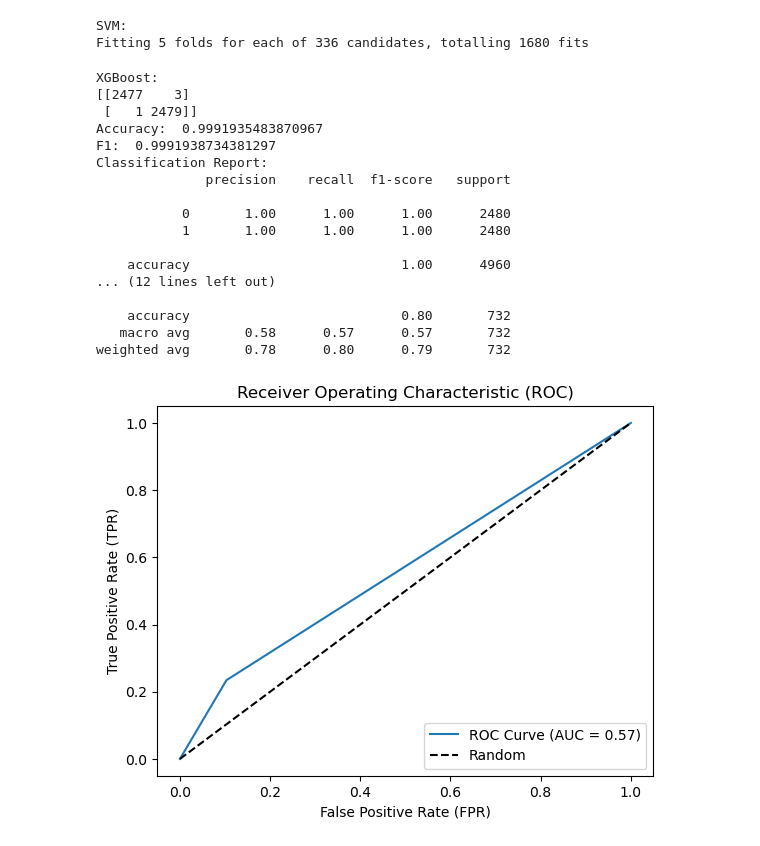
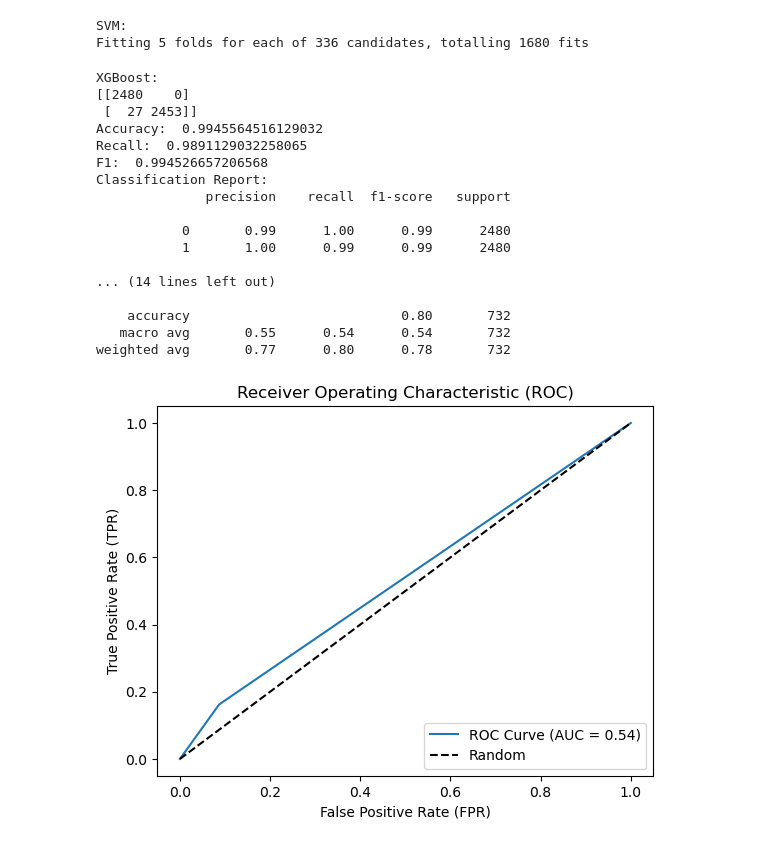
Before and after one commit to Rocky5005/CSE-Final, a Jupyter notebook: src/ml-analysis.ipynb, the cells around one changed output. Saved outputs shown, nothing was run; the diff lists cells and outputs as text; code cells hidden in the pictures.

```diff
--- a/src/ml-analysis.ipynb
+++ b/src/ml-analysis.ipynb
@@ -17,6 +17,8 @@ def analysis(labels_test, labels_pred):
     print(cm)
     accuracy = accuracy_score(labels_test, labels_pred)
     print("Accuracy: ", accuracy)
+    recall= recall_score(labels_test, labels_pred)
+    print("Recall: ", recall)
     f1 = f1_score(labels_test, labels_pred)
     print("F1: ", f1)
     report = classification_report(labels_test, labels_pred)
@@ -152,26 +133,27 @@ Fitting 5 folds for each of 336 candidates, totalling 1680 fits
 # %%
 labels_train, labels_train_pred, labels_test, labels_pred = gradient_boost.gradient_boost(filename)
 gradient_boost.grid_search(filename)
-# {'learning_rate': 0.1, 'max_depth': 9, 'n_estimators': 500, 'subsample': 0.8}
+# {'booster': 'gbtree', 'learning_rate': 0.1, 'n_estimators': 1000} - random overampling
 analysis(labels_train, labels_train_pred)
 analysis(labels_test, labels_pred)
 auc(labels_test, labels_pred)
+precision_recall(labels_test, labels_pred)
 # %% [output]
 XGBoost:
-[[2477    3]
- [   1 2479]]
-Accuracy:  0.9991935483870967
-F1:  0.9991938734381297
+[[2480    0]
+ [  27 2453]]
+Accuracy:  0.9945564516129032
+Recall:  0.9891129032258065
+F1:  0.994526657206568
 Classification Report:
               precision    recall  f1-score   support
 
-           0       1.00      1.00      1.00      2480
-           1       1.00      1.00      1.00      2480
+           0       0.99      1.00      0.99      2480
+           1       1.00      0.99      0.99      2480
 
-    accuracy                           1.00      4960
-... (12 lines left out)
+... (14 lines left out)
 
     accuracy                           0.80       732
-   macro avg       0.58      0.57      0.57       732
-weighted avg       0.78      0.80      0.79       732
+   macro avg       0.55      0.54      0.54       732
+weighted avg       0.77      0.80      0.78       732
-[figure, old version]
+[figure, new version]
```
Also changed, not shown: parts of 7 cells of this notebook, 9 other files.
